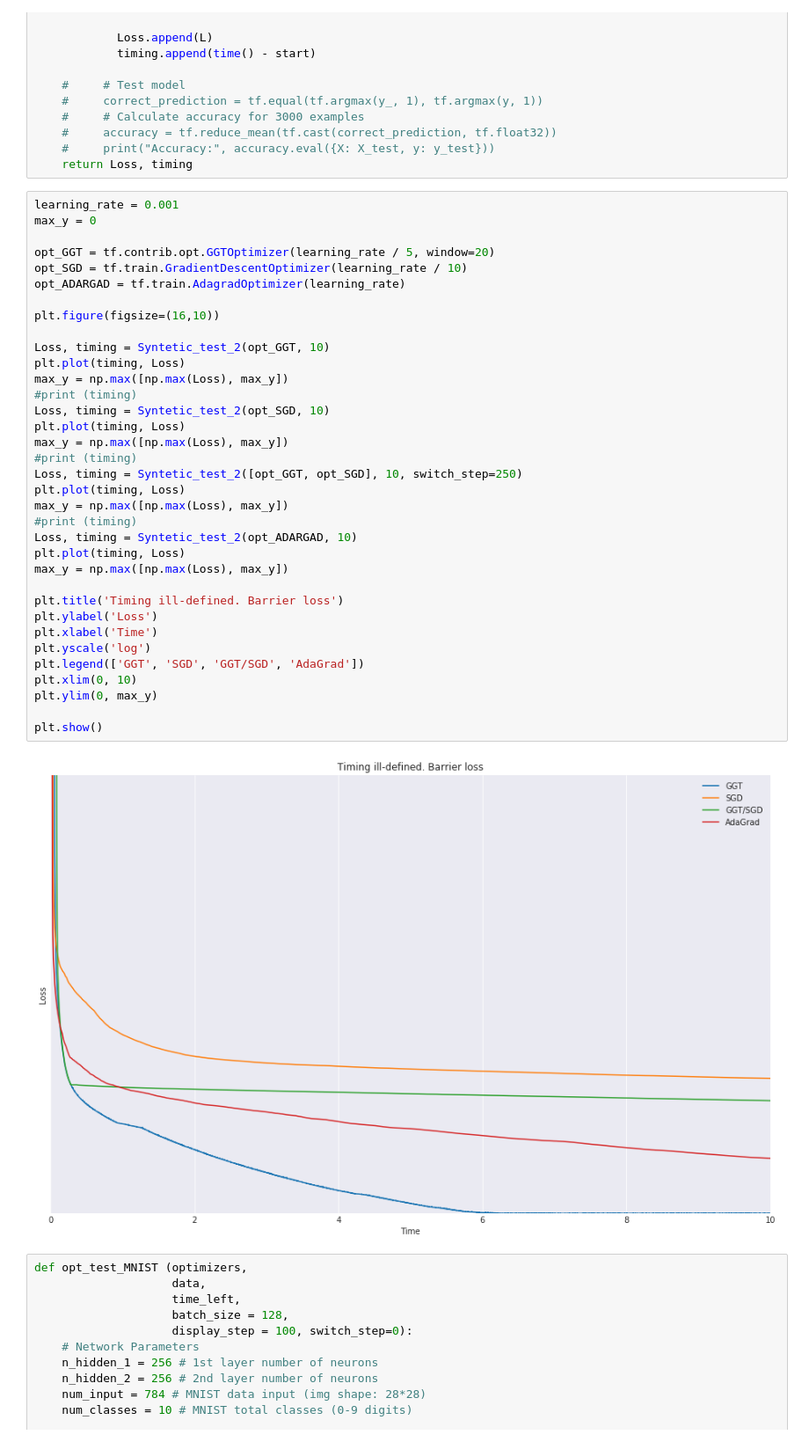
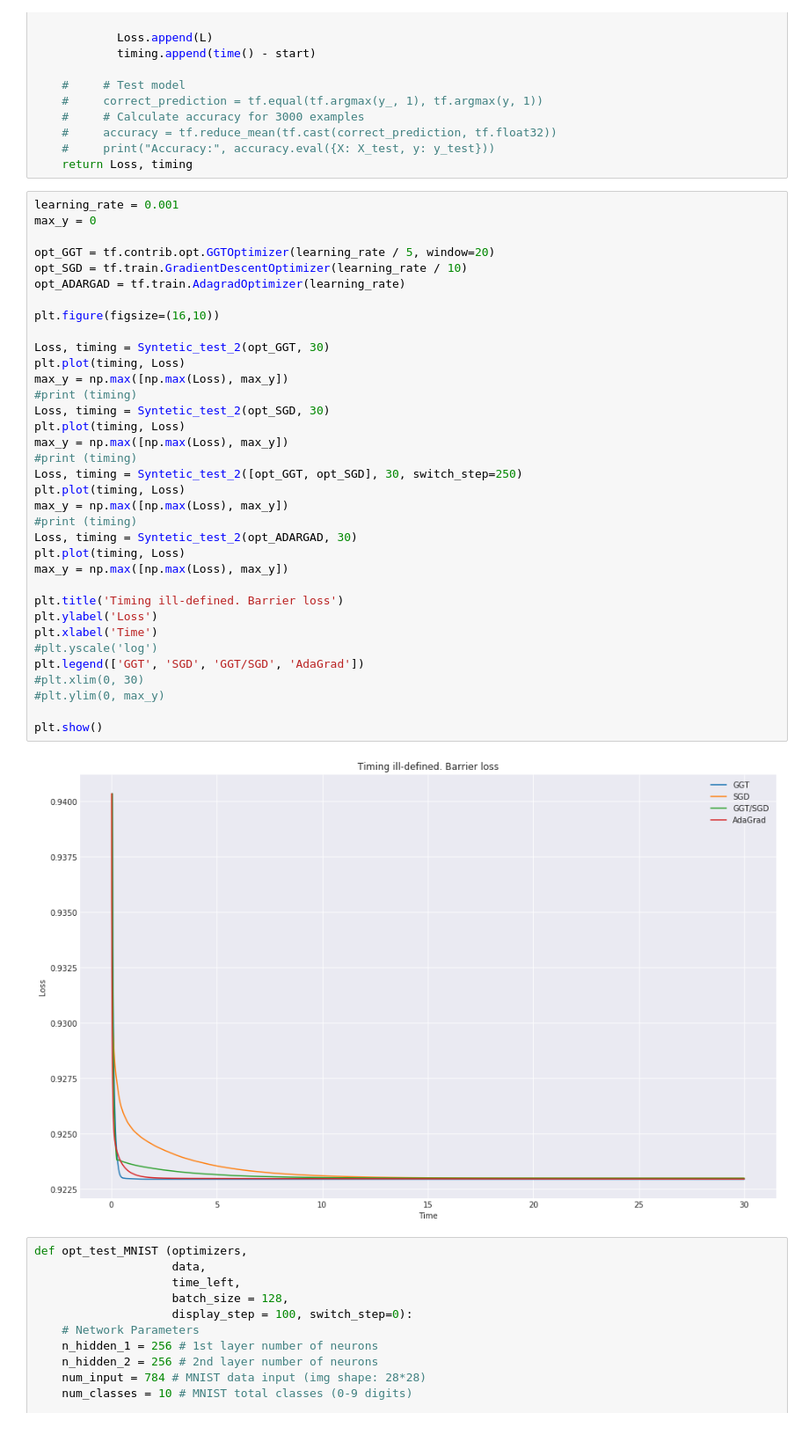
Before and after one commit to matyushinleonid/Matrix-Decomposition-for-Adaptive-Optimization-Regularization, a Jupyter notebook: Switching.ipynb, the cells around one changed output. Shown at 88% size. Saved outputs shown, nothing was run; the diff lists cells and outputs as text.

```diff
--- a/Switching.ipynb
+++ b/Switching.ipynb
@@ -666,40 +666,40 @@ def Syntetic_test_2 (optimizers, time_left, batch_size = 1000, switch_step=0):
 # %%
 learning_rate = 0.001
 max_y = 0
 
 opt_GGT = tf.contrib.opt.GGTOptimizer(learning_rate / 5, window=20)
 opt_SGD = tf.train.GradientDescentOptimizer(learning_rate / 10)
 opt_ADARGAD = tf.train.AdagradOptimizer(learning_rate)
 
 plt.figure(figsize=(16,10))
 
-Loss, timing = Syntetic_test_2(opt_GGT, 10)
+Loss, timing = Syntetic_test_2(opt_GGT, 30)
 plt.plot(timing, Loss)
 max_y = np.max([np.max(Loss), max_y])
 #print (timing)
-Loss, timing = Syntetic_test_2(opt_SGD, 10)
+Loss, timing = Syntetic_test_2(opt_SGD, 30)
 plt.plot(timing, Loss)
 max_y = np.max([np.max(Loss), max_y])
 #print (timing)
-Loss, timing = Syntetic_test_2([opt_GGT, opt_SGD], 10, switch_step=250)
+Loss, timing = Syntetic_test_2([opt_GGT, opt_SGD], 30, switch_step=250)
 plt.plot(timing, Loss)
 max_y = np.max([np.max(Loss), max_y])
 #print (timing)
-Loss, timing = Syntetic_test_2(opt_ADARGAD, 10)
+Loss, timing = Syntetic_test_2(opt_ADARGAD, 30)
 plt.plot(timing, Loss)
 max_y = np.max([np.max(Loss), max_y])
 
 plt.title('Timing ill-defined. Barrier loss')
 plt.ylabel('Loss')
 plt.xlabel('Time')
-plt.yscale('log')
+#plt.yscale('log')
 plt.legend(['GGT', 'SGD', 'GGT/SGD', 'AdaGrad'])
-plt.xlim(0, 10)
-plt.ylim(0, max_y)
+#plt.xlim(0, 30)
+#plt.ylim(0, max_y)
 
 plt.show()
 # %% [output]
-[figure, old version]
+[figure, new version]
 # %%
 def opt_test_MNIST (optimizers,
                     data,
```
